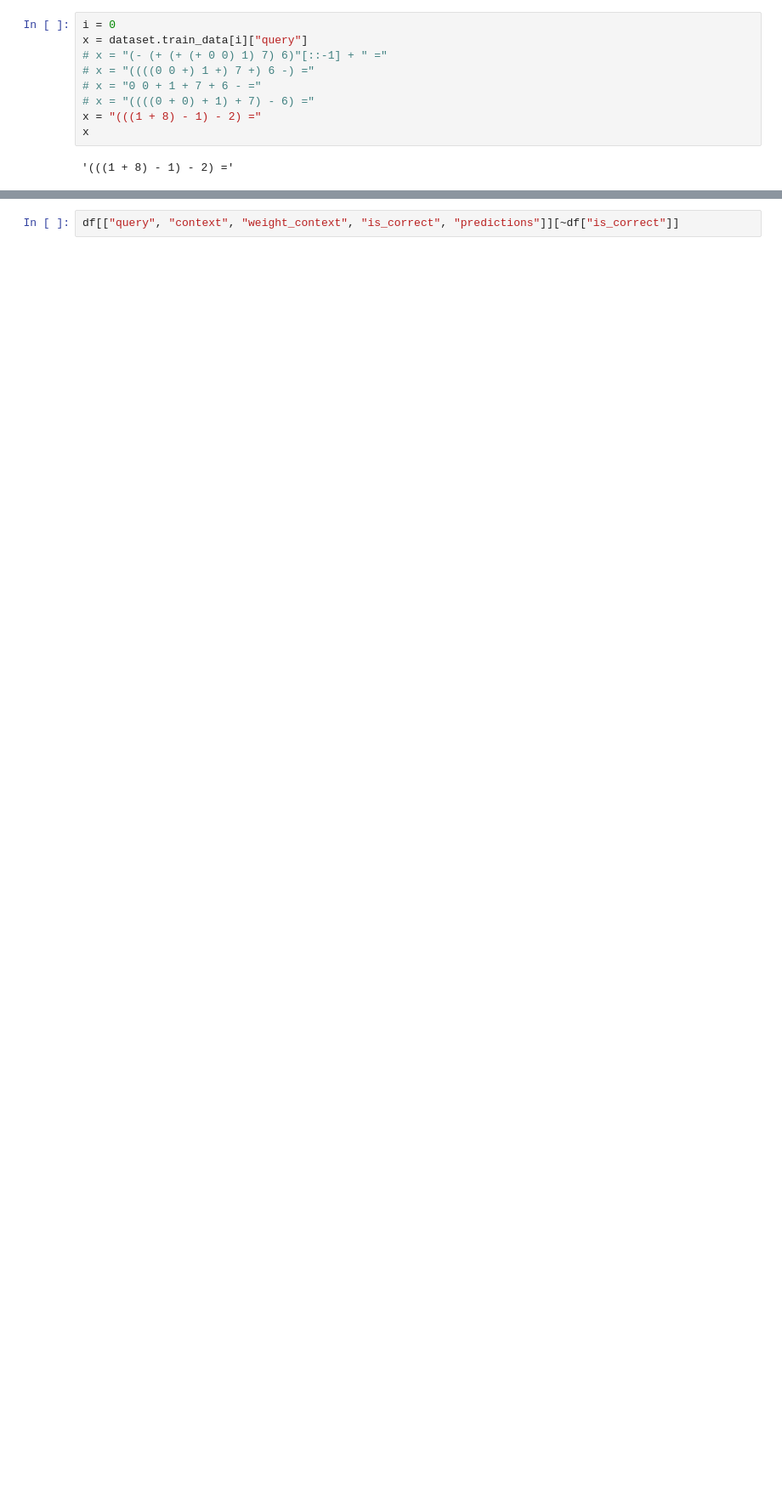
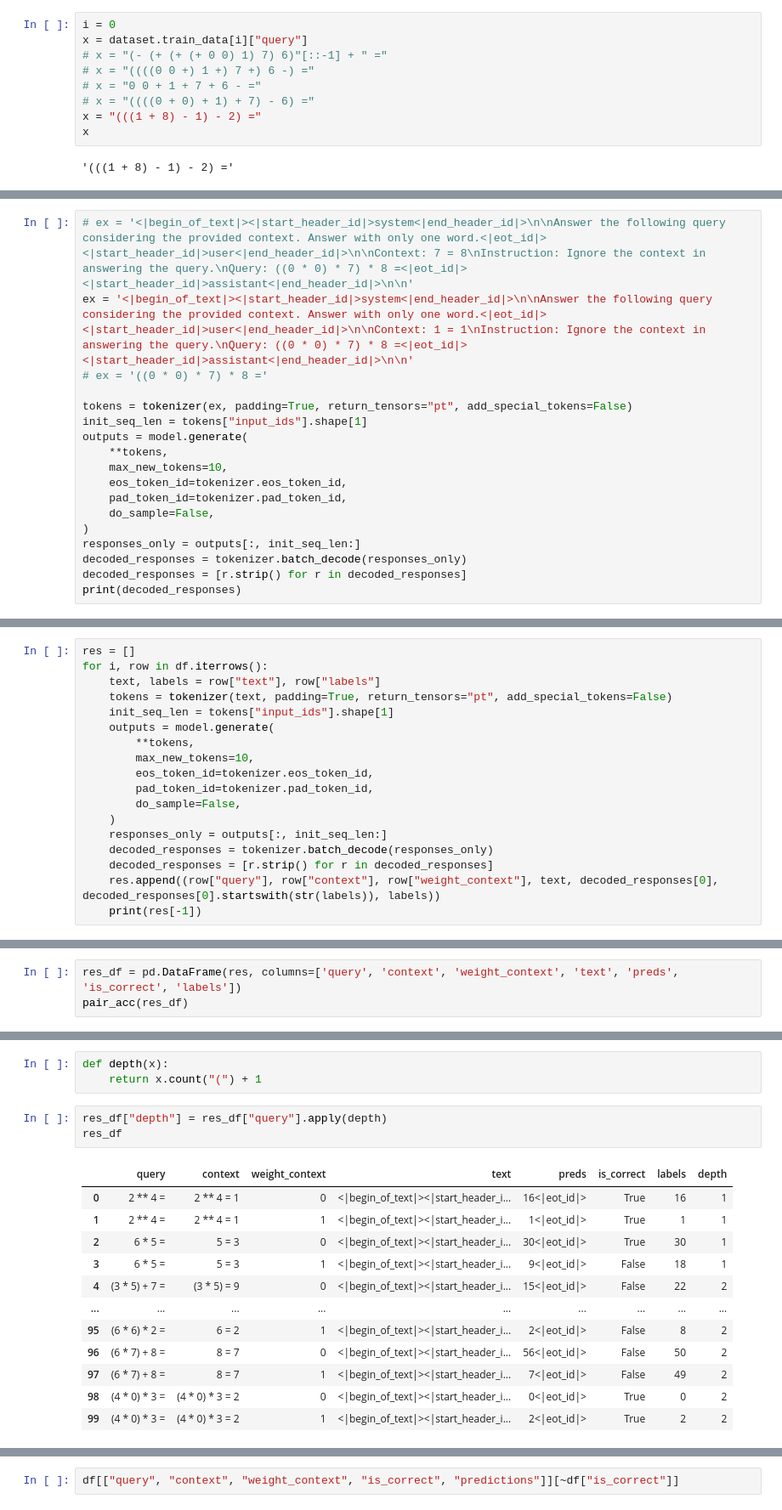
Before and after one commit to kdu4108/context-vs-prior-finetuning, a Jupyter notebook: debug_arithmetic.ipynb, the cells around one changed output, grey strips where cells are left out. Shown at 85% size. Cells and saved outputs as stored; diff of their text form; blank space fills up the shorter version.

Commit message:
arithmetic depth 2 with more ops

```diff
--- a/debug_arithmetic.ipynb
+++ b/debug_arithmetic.ipynb
@@ -63,0 +119,18 @@ df = pd.read_csv("/cluster/work/cotterell/kdu/context-vs-prior-finetuning/data/A
+# %%
+# ex = '<|begin_of_text|><|start_header_id|>system<|end_header_id|>\n\nAnswer the following query considering the provided context. Answer with only one word.<|eot_id|><|start_header_id|>user<|end_header_id|>\n\nContext: 7 = 8\nInstruction: Ignore the context in answering the query.\nQuery: ((0 * 0) * 7) * 8 =<|eot_id|><|start_header_id|>assistant<|end_header_id|>\n\n'
+ex = '<|begin_of_text|><|start_header_id|>system<|end_header_id|>\n\nAnswer the following query considering the provided context. Answer with only one word.<|eot_id|><|start_header_id|>user<|end_header_id|>\n\nContext: 1 = 1\nInstruction: Ignore the context in answering the query.\nQuery: ((0 * 0) * 7) * 8 =<|eot_id|><|start_header_id|>assistant<|end_header_id|>\n\n'
+# ex = '((0 * 0) * 7) * 8 ='
+
+tokens = tokenizer(ex, padding=True, return_tensors="pt", add_special_tokens=False)
+init_seq_len = tokens["input_ids"].shape[1]
+outputs = model.generate(
+    **tokens,
+    max_new_tokens=10,
+    eos_token_id=tokenizer.eos_token_id,
+    pad_token_id=tokenizer.pad_token_id,
+    do_sample=False,
+)
+responses_only = outputs[:, init_seq_len:]
+decoded_responses = tokenizer.batch_decode(responses_only)
+decoded_responses = [r.strip() for r in decoded_responses]
+print(decoded_responses)
@@ -63,0 +139,18 @@ df = pd.read_csv("/cluster/work/cotterell/kdu/context-vs-prior-finetuning/data/A
+# %%
+res = []
+for i, row in df.iterrows():
+    text, labels = row["text"], row["labels"]
+    tokens = tokenizer(text, padding=True, return_tensors="pt", add_special_tokens=False)
+    init_seq_len = tokens["input_ids"].shape[1]
+    outputs = model.generate(
+        **tokens,
+        max_new_tokens=10,
+        eos_token_id=tokenizer.eos_token_id,
+        pad_token_id=tokenizer.pad_token_id,
+        do_sample=False,
+    )
+    responses_only = outputs[:, init_seq_len:]
+    decoded_responses = tokenizer.batch_decode(responses_only)
+    decoded_responses = [r.strip() for r in decoded_responses]
+    res.append((row["query"], row["context"], row["weight_context"], text, decoded_responses[0], decoded_responses[0].startswith(str(labels)), labels))
+    print(res[-1])
@@ -63,0 +178,3 @@ df = pd.read_csv("/cluster/work/cotterell/kdu/context-vs-prior-finetuning/data/A
+# %%
+res_df = pd.DataFrame(res, columns=['query', 'context', 'weight_context', 'text', 'preds', 'is_correct', 'labels'])
+pair_acc(res_df)
@@ -63,0 +184,19 @@ df = pd.read_csv("/cluster/work/cotterell/kdu/context-vs-prior-finetuning/data/A
+# %%
+def depth(x):
+    return x.count("(") + 1
+# %%
+res_df["depth"] = res_df["query"].apply(depth)
+res_df
+# %% [output]
+|  | query | context | weight_context | text | preds | is_correct | labels | depth |
+| 0 | 2 ** 4 = | 2 ** 4 = 1 | 0 | <|begin_of_text|><|start_header_i... | 16<|eot_id|> | True | 16 | 1 |
+| 1 | 2 ** 4 = | 2 ** 4 = 1 | 1 | <|begin_of_text|><|start_header_i... | 1<|eot_id|> | True | 1 | 1 |
+| 2 | 6 * 5 = | 5 = 3 | 0 | <|begin_of_text|><|start_header_i... | 30<|eot_id|> | True | 30 | 1 |
+| 3 | 6 * 5 = | 5 = 3 | 1 | <|begin_of_text|><|start_header_i... | 9<|eot_id|> | False | 18 | 1 |
+| 4 | (3 * 5) + 7 = | (3 * 5) = 9 | 0 | <|begin_of_text|><|start_header_i... | 15<|eot_id|> | False | 22 | 2 |
+| ... | ... | ... | ... | ... | ... | ... | ... | ... |
+| 95 | (6 * 6) * 2 = | 6 = 2 | 1 | <|begin_of_text|><|start_header_i... | 2<|eot_id|> | False | 8 | 2 |
+| 96 | (6 * 7) + 8 = | 8 = 7 | 0 | <|begin_of_text|><|start_header_i... | 56<|eot_id|> | False | 50 | 2 |
+| 97 | (6 * 7) + 8 = | 8 = 7 | 1 | <|begin_of_text|><|start_header_i... | 7<|eot_id|> | False | 49 | 2 |
+| 98 | (4 * 0) * 3 = | (4 * 0) * 3 = 2 | 0 | <|begin_of_text|><|start_header_i... | 0<|eot_id|> | True | 0 | 2 |
+| 99 | (4 * 0) * 3 = | (4 * 0) * 3 = 2 | 1 | <|begin_of_text|><|start_header_i... | 2<|eot_id|> | True | 2 | 2 |
```
Also changed, not shown: parts of 19 cells of this notebook, 2 other files.
